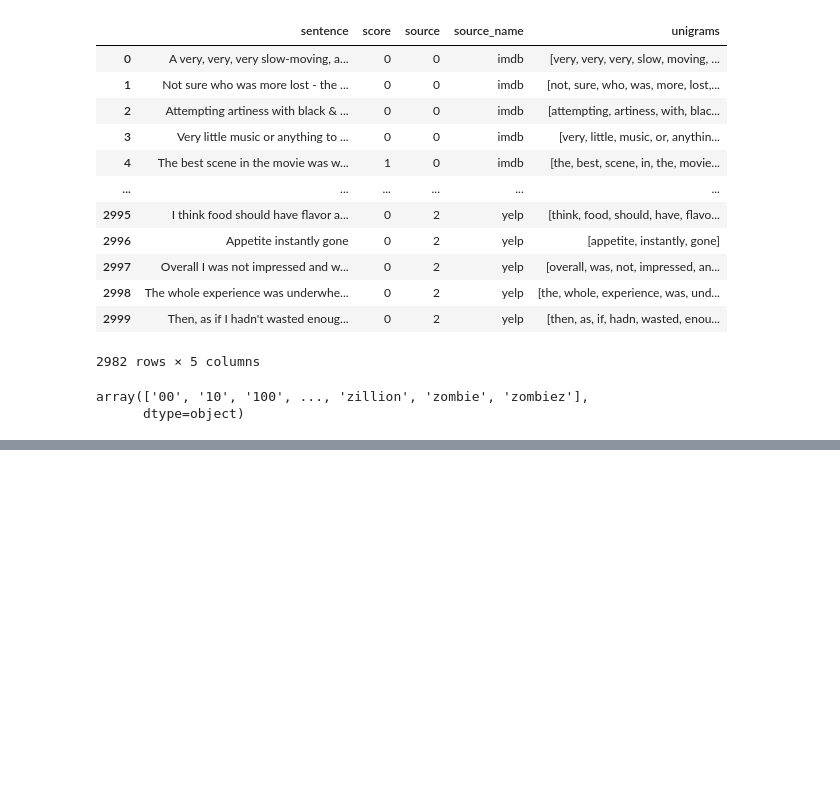
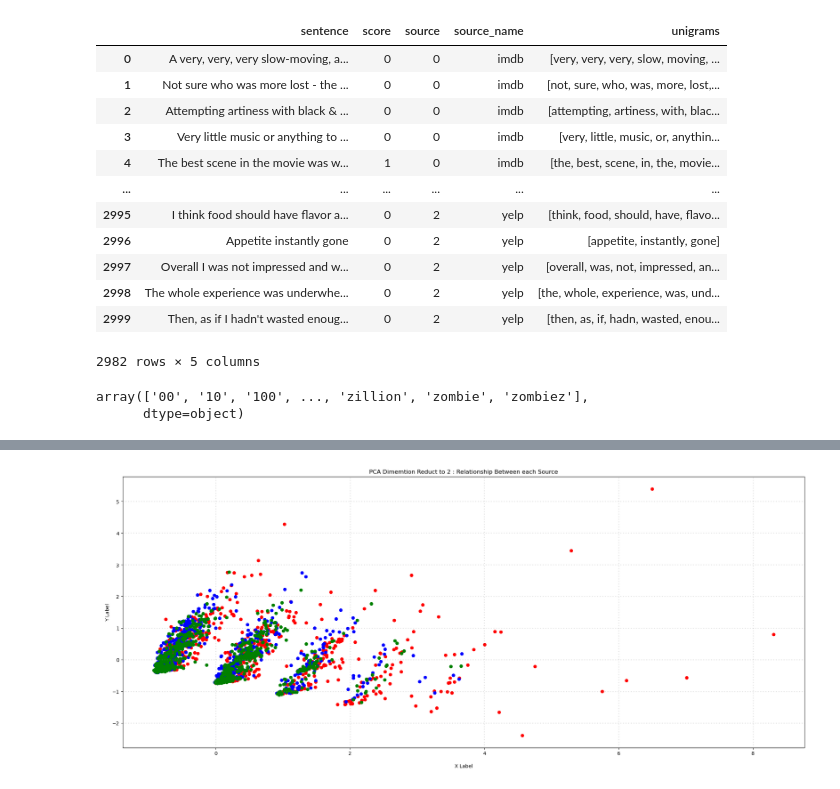
Before and after one commit to DITShark/DM2023-Lab1-Master, a Jupyter notebook: Homework/DM2023-Lab1-Homework.ipynb, the cells around one changed output, grey strips where cells are left out. Saved outputs shown, nothing was run; the diff lists cells and outputs as text; code cells hidden in the pictures; blank space fills up the shorter version.

```diff
--- a/Homework/DM2023-Lab1-Homework.ipynb
+++ b/Homework/DM2023-Lab1-Homework.ipynb
@@ -1369,0 +1449,3 @@ array(['00', '10', '100', ..., 'zillion', 'zombie', 'zombiez'],
+# %%
+# PCA dimemtion reduction
+Data_reduced = PCA(n_components=2).fit_transform(Data_counts.toarray())
@@ -1369,0 +1462,22 @@ array(['00', '10', '100', ..., 'zillion', 'zombie', 'zombiez'],
+# %%
+# See after the PCA, whether the data is related to the source
+col = ['red', 'blue', 'green']
+
+# plot
+fig = plt.figure(figsize=(25, 10))
+ax = fig.subplots()
+
+for c, source in zip(col, sources):
+    xs = Data_reduced[Data['source_name'] == source].T[0]
+    ys = Data_reduced[Data['source_name'] == source].T[1]
+
+    ax.scatter(xs, ys, c=c, marker='o')
+
+ax.grid(color='gray', linestyle=':', linewidth=2, alpha=0.2)
+ax.set_xlabel('\nX Label')
+ax.set_ylabel('\nY Label')
+ax.set_title("PCA Dimemtion Reduct to 2 : Relationship Between each Source")
+
+plt.show()
+# %% [output]
+[figure, added]
```
Also changed, not shown: parts of 17 cells of this notebook.
